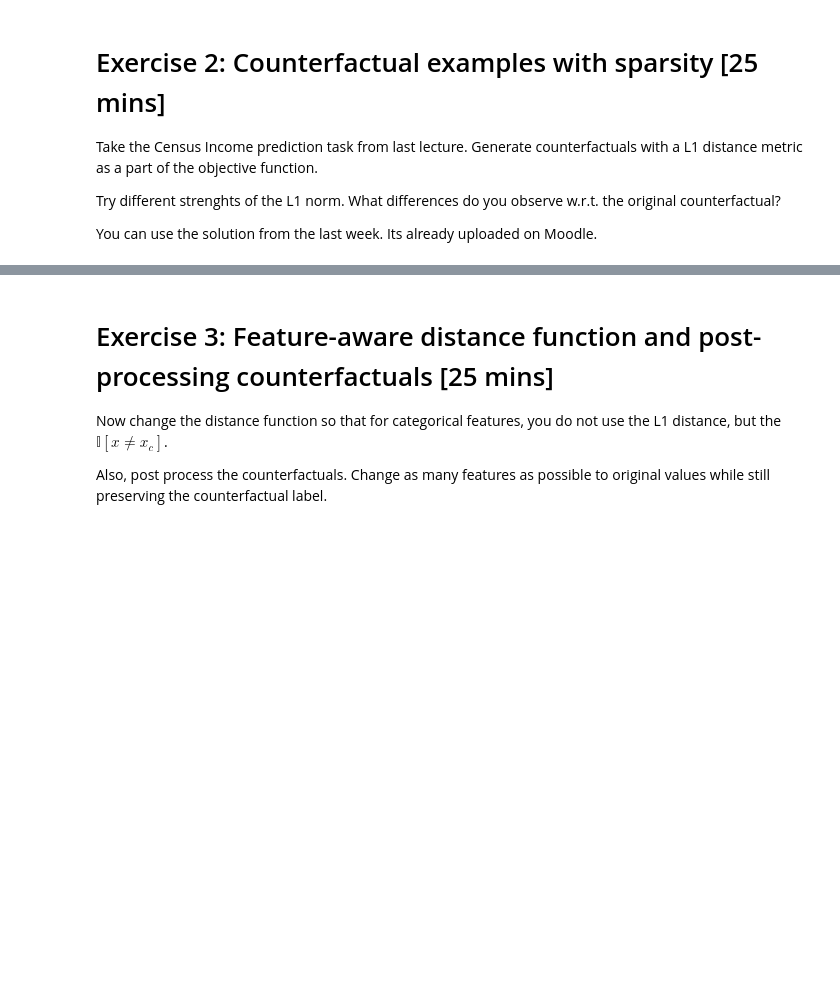
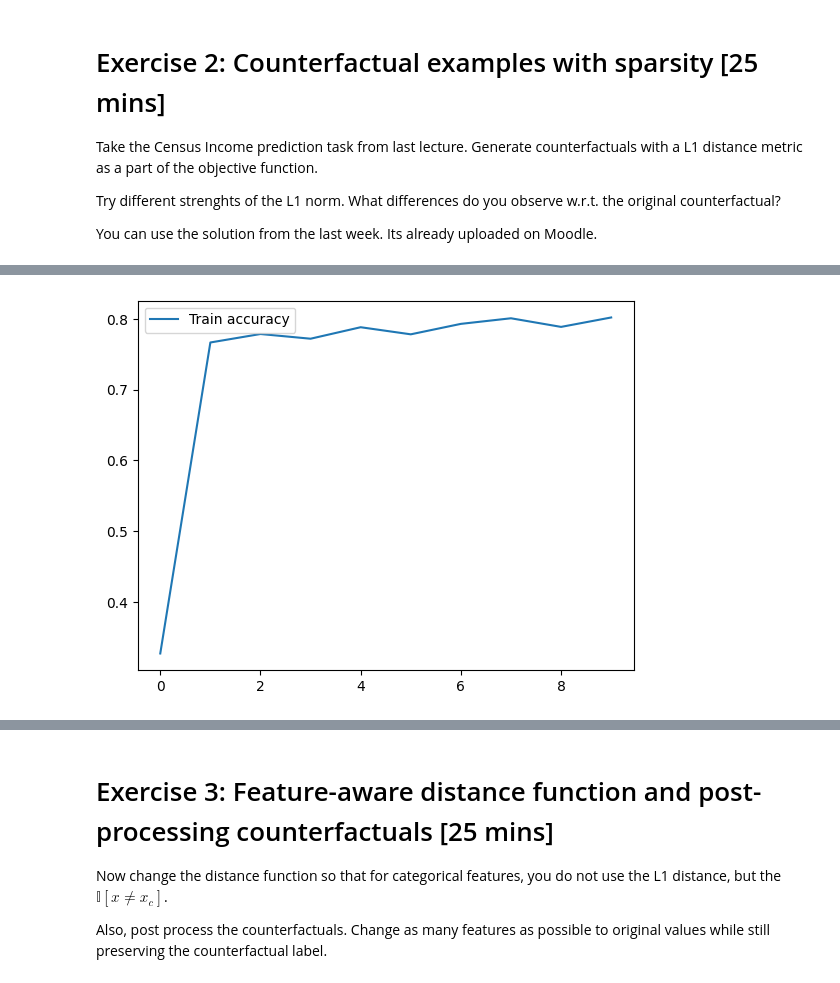
Before and after one commit to HuettenaTHOR/Responsible-AI-SS25, a Jupyter notebook: week 6/exercise.ipynb, the cells around one changed output, grey strips where cells are left out. Drawn from its saved outputs; the diff is of its cells as text; code cells hidden in the pictures; blank space fills up the shorter version.

```diff
--- a/week 6/exercise.ipynb
+++ b/week 6/exercise.ipynb
@@ -112,3 +124,9 @@ print(f"Accuracy: {(labels==preds).mean()}")
+# %%
+def predict(x):
+    with torch.no_grad():
+        x = x.to(device)
+        y_hat = model(x).argmax(-1).item()
+    return y_hat
 # %% [markdown]
 Now let us plot the last image
 # %%
@@ -133,3 +212,11 @@ Take the Census Income prediction task from last lecture. Generate counterfactua
 Try different strenghts of the L1 norm. What differences do you observe w.r.t. the original counterfactual?
 
 You can use the solution from the last week. Its already uploaded on Moodle.
+# %%
+from folktables import ACSDataSource, ACSEmployment
+
+def load_pums():
+    data_source = ACSDataSource(survey_year='2018', horizon='1-Year', survey='person')
+    acs_data = data_source.get_data(states=["AL"], download=True)  # Limiting to AL. You can try another state or all the states.
+    x, y, _ = ACSEmployment.df_to_numpy(acs_data)  # The group in this case is the race. It is also included in the features.
+    return x, y, ACSEmployment.features
@@ -137,0 +319,57 @@ You can use the solution from the last week. Its already uploaded on Moodle.
+# %%
+def compute_accuracy(model, x, y):
+    preds = model.predict(x)
+    return (preds==y).sum() / preds.shape[0]
+
+print(f"Train accuracy: {compute_accuracy(my_first_nn, x_train, y_train):0.2f}")
+
+%matplotlib inline
+learning_rate = 1e-2  # Try different values
+loss_fn = torch.nn.CrossEntropyLoss()
+optimizer = torch.optim.SGD(
+    my_first_nn.parameters(),  # The parameters that we should optimize
+    lr=learning_rate
+)
+
+from IPython import display
+
+num_epochs = 10
+
+def train_model(num_epochs):
+    train_accs = []
+    my_first_nn.train()  # Put the model in the trianing mode
+
+    plt.figure()
+    ax = plt.gca()
+
+    for epoch in range(num_epochs):
+        # -----------------------------'------------------
+        # Print the performance at the end of each epoch
+        # -----------------------------------------------
+        my_first_nn.eval()  # Put the model in evaluation mode
+        train_accs.append(compute_accuracy(my_first_nn, x_train, y_train))  # If the trainig data is large, you may want to do this iteratively with a data loader
+        ax.clear()
+        ax.plot(range(epoch+1), train_accs, label="Train accuracy")
+        plt.legend()
+        display.display(plt.gcf())
+        display.clear_output(wait=True)
+        my_first_nn.train() # Put the model back in training model
+
+        # --------------------------------------------
+        # Train the model on all batches in the epoch
+        # --------------------------------------------
+        for batch in train_loader:
+            x_batch, y_batch = batch  # Unpack the batch
+
+            # Compute the loss
+            pred = my_first_nn(x_batch)
+            loss = loss_fn(pred, y_batch)
+
+            # Take a gradient step
+            loss.backward()        # Compute the gradient
+            optimizer.step()       # Update the parameters
+            optimizer.zero_grad()  # Zero out the gradients for the next iteration
+
+train_model(num_epochs)
+# %% [output]
+[figure, added]
```
Also changed, not shown: parts of 11 cells of this notebook, 11 other files.
